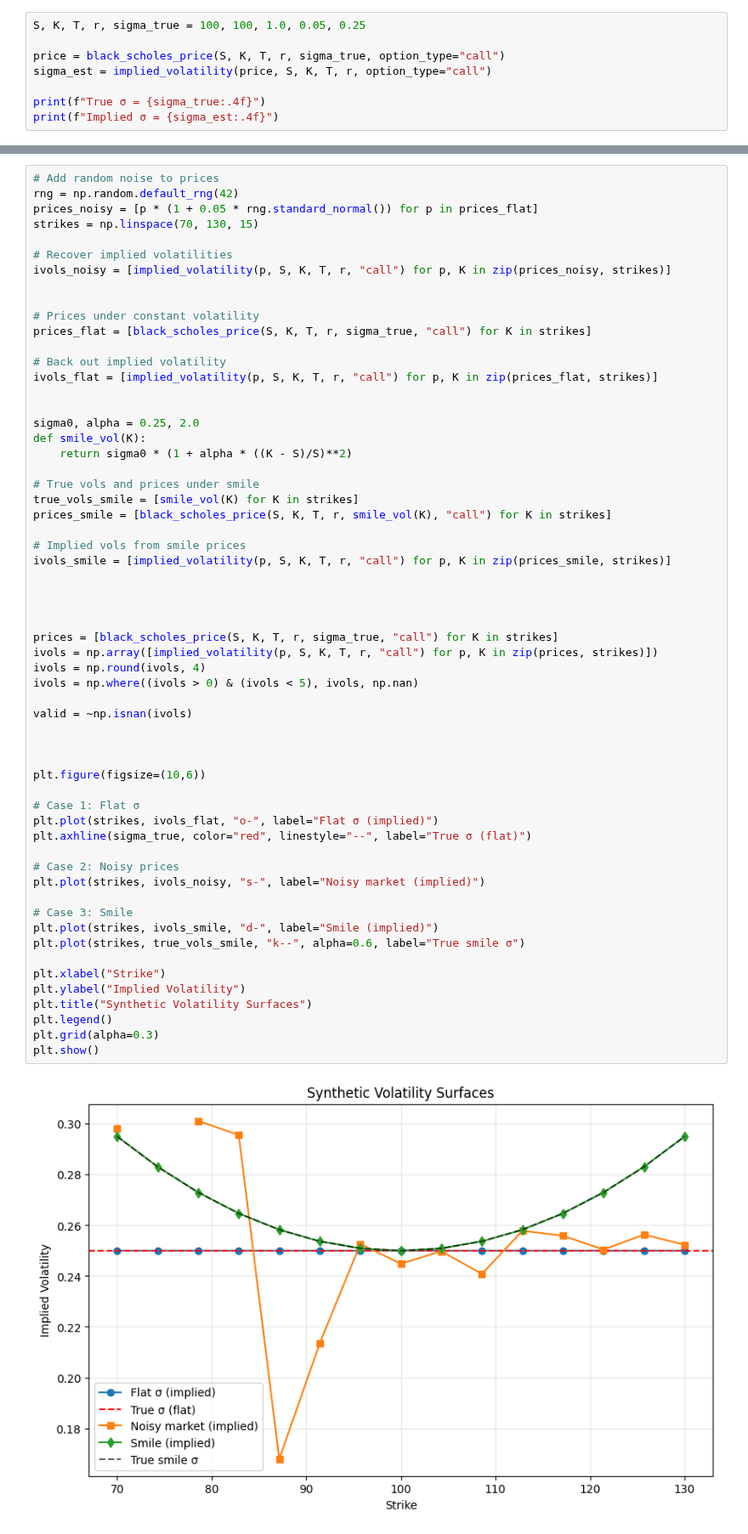
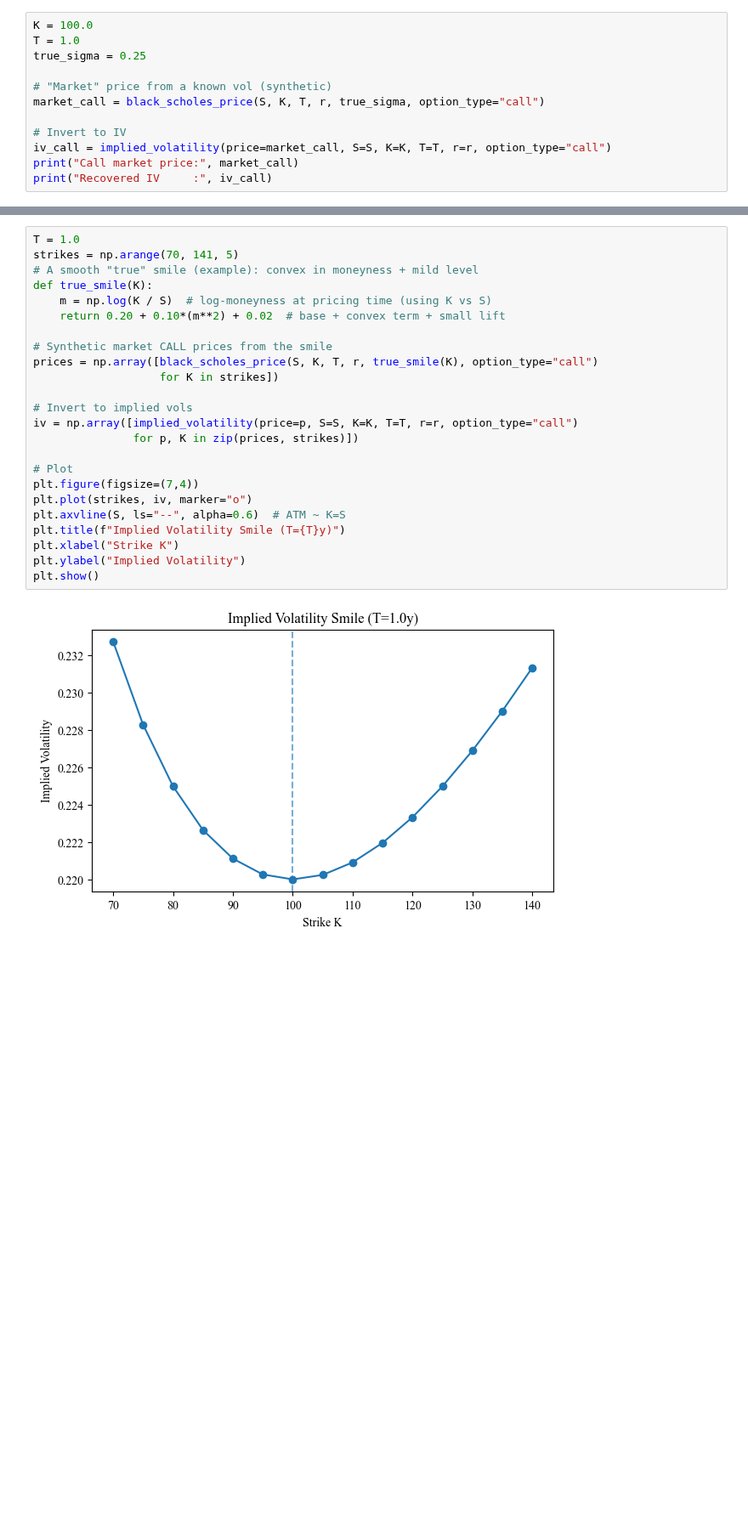
Before and after one commit to Kapizza/options-pricing-library, a Jupyter notebook: notebooks/05_volatility_demo.ipynb, the cells around one changed output, grey strips where cells are left out. Shown at 85% size. Saved outputs shown, nothing was run; the diff lists cells and outputs as text; blank space fills up the shorter version.

```diff
--- a/notebooks/05_volatility_demo.ipynb
+++ b/notebooks/05_volatility_demo.ipynb
@@ -21,9 +34,13 @@ from options_pricing.volatility import implied_volatility, implied_vol_surface
 # %%
-S, K, T, r, sigma_true = 100, 100, 1.0, 0.05, 0.25
+K = 100.0
+T = 1.0
+true_sigma = 0.25
 
-price = black_scholes_price(S, K, T, r, sigma_true, option_type="call")
-sigma_est = implied_volatility(price, S, K, T, r, option_type="call")
+# "Market" price from a known vol (synthetic)
+market_call = black_scholes_price(S, K, T, r, true_sigma, option_type="call")
 
-print(f"True σ = {sigma_true:.4f}")
-print(f"Implied σ = {sigma_est:.4f}")
+# Invert to IV
+iv_call = implied_volatility(price=market_call, S=S, K=K, T=T, r=r, option_type="call")
+print("Call market price:", market_call)
+print("Recovered IV     :", iv_call)
 # %% [output]
@@ -36,61 +54,26 @@ Implied volatilities will now deviate from the true flat σ.
 # %%
-# Add random noise to prices
-rng = np.random.default_rng(42)
-prices_noisy = [p * (1 + 0.05 * rng.standard_normal()) for p in prices_flat]
-strikes = np.linspace(70, 130, 15)
+T = 1.0
+strikes = np.arange(70, 141, 5)
+# A smooth "true" smile (example): convex in moneyness + mild level
+def true_smile(K):
+    m = np.log(K / S)  # log-moneyness at pricing time (using K vs S)
+    return 0.20 + 0.10*(m**2) + 0.02  # base + convex term + small lift
 
-# Recover implied volatilities
-ivols_noisy = [implied_volatility(p, S, K, T, r, "call") for p, K in zip(prices_noisy, strikes)]
+# Synthetic market CALL prices from the smile
+prices = np.array([black_scholes_price(S, K, T, r, true_smile(K), option_type="call")
+                   for K in strikes])
 
+# Invert to implied vols
+iv = np.array([implied_volatility(price=p, S=S, K=K, T=T, r=r, option_type="call")
+               for p, K in zip(prices, strikes)])
 
-# Prices under constant volatility
-prices_flat = [black_scholes_price(S, K, T, r, sigma_true, "call") for K in strikes]
-
-# Back out implied volatility
-ivols_flat = [implied_volatility(p, S, K, T, r, "call") for p, K in zip(prices_flat, strikes)]
-
-
-sigma0, alpha = 0.25, 2.0
-def smile_vol(K):
-    return sigma0 * (1 + alpha * ((K - S)/S)**2)
-
-# True vols and prices under smile
-true_vols_smile = [smile_vol(K) for K in strikes]
-prices_smile = [black_scholes_price(S, K, T, r, smile_vol(K), "call") for K in strikes]
-
-# Implied vols from smile prices
-ivols_smile = [implied_volatility(p, S, K, T, r, "call") for p, K in zip(prices_smile, strikes)]
-
-
-
-
-prices = [black_scholes_price(S, K, T, r, sigma_true, "call") for K in strikes]
-ivols = np.array([implied_volatility(p, S, K, T, r, "call") for p, K in zip(prices, strikes)])
-ivols = np.round(ivols, 4)
-ivols = np.where((ivols > 0) & (ivols < 5), ivols, np.nan)
-
-valid = ~np.isnan(ivols)
-
-
-
-plt.figure(figsize=(10,6))
-
-# Case 1: Flat σ
-plt.plot(strikes, ivols_flat, "o-", label="Flat σ (implied)")
-plt.axhline(sigma_true, color="red", linestyle="--", label="True σ (flat)")
-
-# Case 2: Noisy prices
-plt.plot(strikes, ivols_noisy, "s-", label="Noisy market (implied)")
-
-# Case 3: Smile
-plt.plot(strikes, ivols_smile, "d-", label="Smile (implied)")
-plt.plot(strikes, true_vols_smile, "k--", alpha=0.6, label="True smile σ")
-
-plt.xlabel("Strike")
+# Plot
+plt.figure(figsize=(7,4))
+plt.plot(strikes, iv, marker="o")
+plt.axvline(S, ls="--", alpha=0.6)  # ATM ~ K=S
+plt.title(f"Implied Volatility Smile (T={T}y)")
+plt.xlabel("Strike K")
 plt.ylabel("Implied Volatility")
-plt.title("Synthetic Volatility Surfaces")
-plt.legend()
-plt.grid(alpha=0.3)
 plt.show()
 # %% [output]
-[figure, old version]
+[figure, new version]
```
Also changed, not shown: parts of 13 cells of this notebook, 7 other files.
